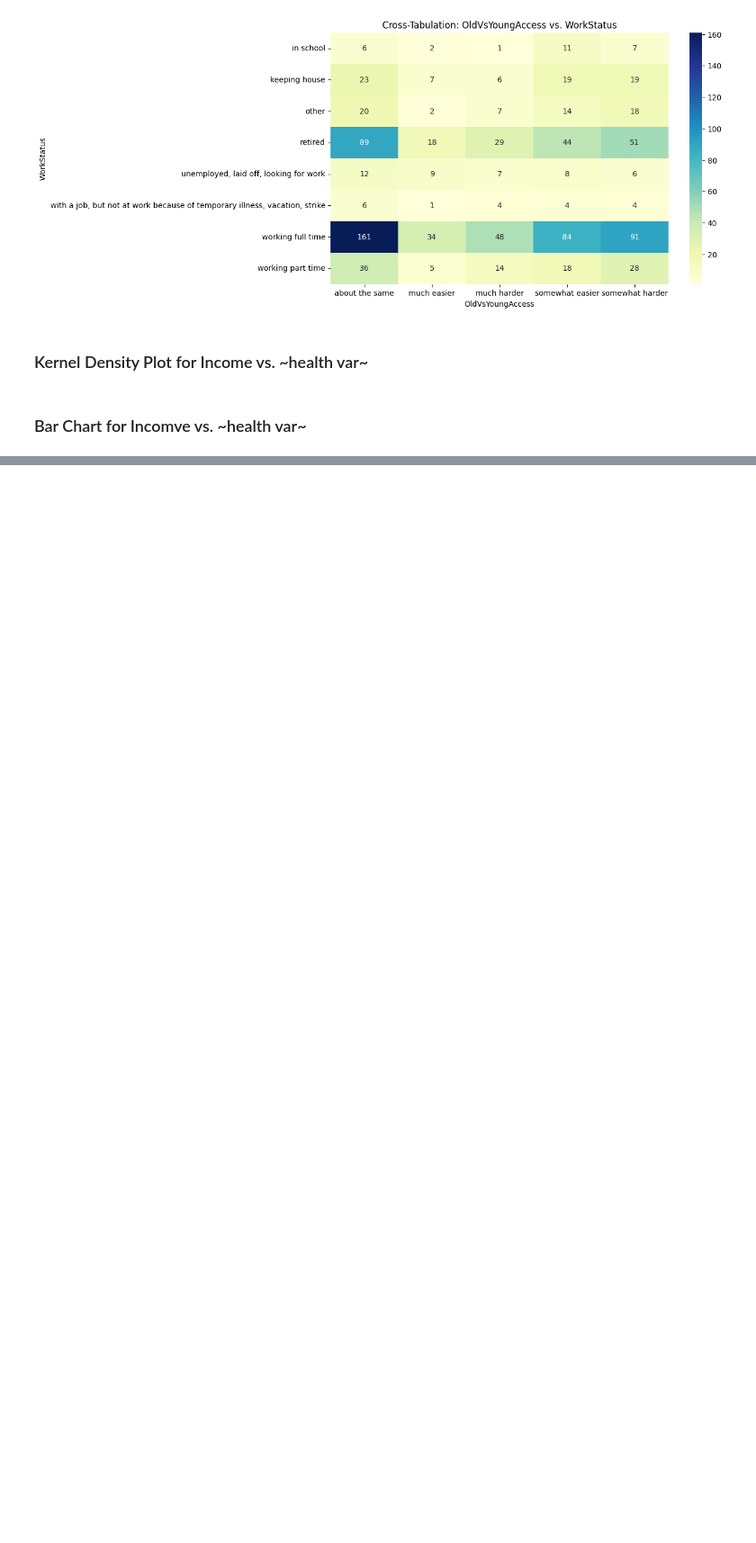
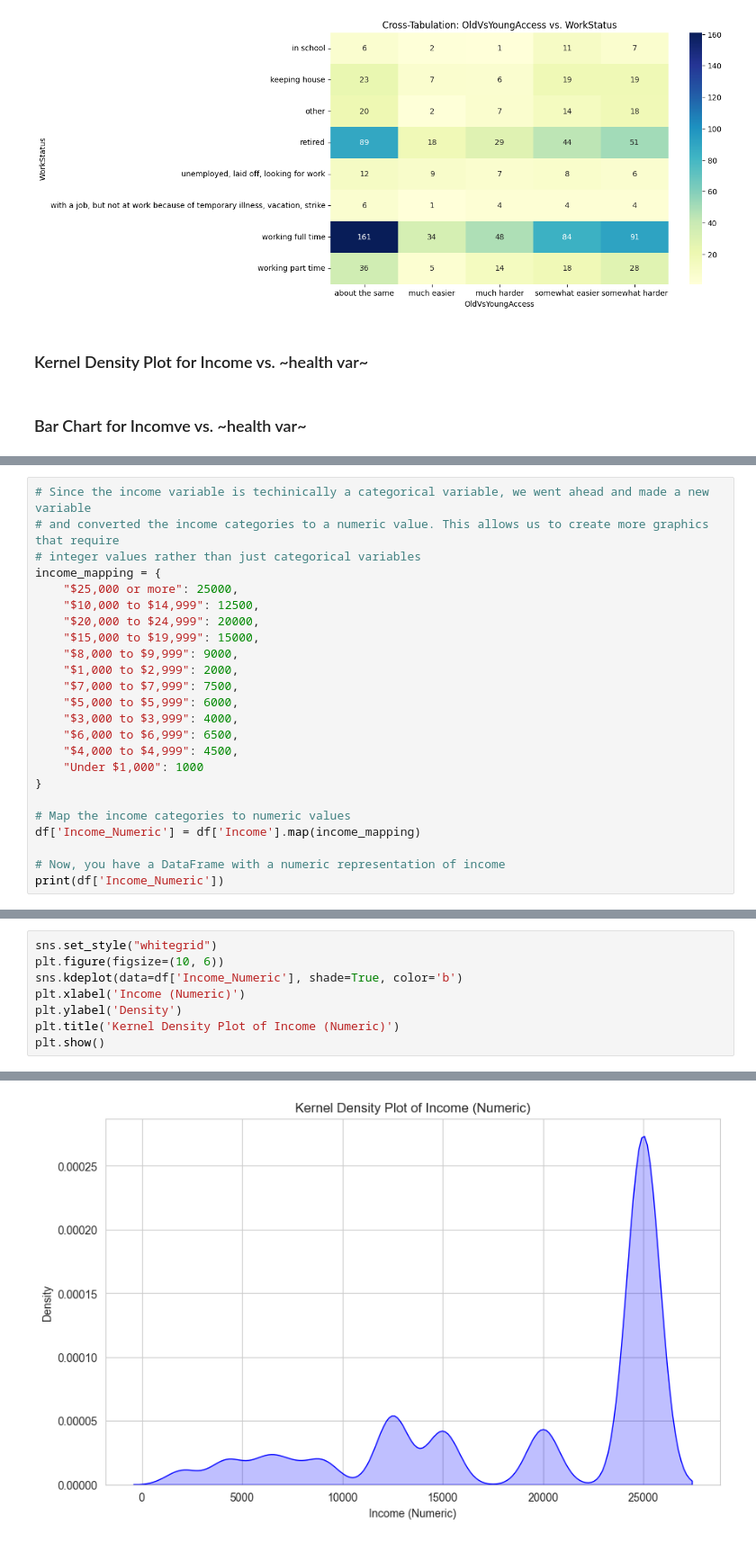
Before and after one commit to DS3001/group8, a Jupyter notebook: Untitled-1.ipynb, the cells around one changed output, grey strips where cells are left out. Shown at 90% size. Drawn from its saved outputs; the diff is of its cells as text; blank space fills up the shorter version.

```diff
--- a/Untitled-1.ipynb
+++ b/Untitled-1.ipynb
@@ -1315,0 +1324,24 @@ plt.show()
+# %%
+# Since the income variable is techinically a categorical variable, we went ahead and made a new variable
+# and converted the income categories to a numeric value. This allows us to create more graphics that require
+# integer values rather than just categorical variables
+income_mapping = {
+    "$25,000 or more": 25000,
+    "$10,000 to $14,999": 12500,
+    "$20,000 to $24,999": 20000,
+    "$15,000 to $19,999": 15000,
+    "$8,000 to $9,999": 9000,
+    "$1,000 to $2,999": 2000,
+    "$7,000 to $7,999": 7500,
+    "$5,000 to $5,999": 6000,
+    "$3,000 to $3,999": 4000,
+    "$6,000 to $6,999": 6500,
+    "$4,000 to $4,999": 4500,
+    "Under $1,000": 1000
+}
+
+# Map the income categories to numeric values
+df['Income_Numeric'] = df['Income'].map(income_mapping)
+
+# Now, you have a DataFrame with a numeric representation of income
+print(df['Income_Numeric'])
@@ -1315,0 +1361,9 @@ plt.show()
+# %%
+sns.set_style("whitegrid")
+plt.figure(figsize=(10, 6))
+sns.kdeplot(data=df['Income_Numeric'], shade=True, color='b')
+plt.xlabel('Income (Numeric)')
+plt.ylabel('Density')
+plt.title('Kernel Density Plot of Income (Numeric)')
+plt.show()
+# %% [output]
@@ -1315,0 +1374 @@ plt.show()
+[figure, added]
```
Also changed, not shown: parts of 28 cells of this notebook.
